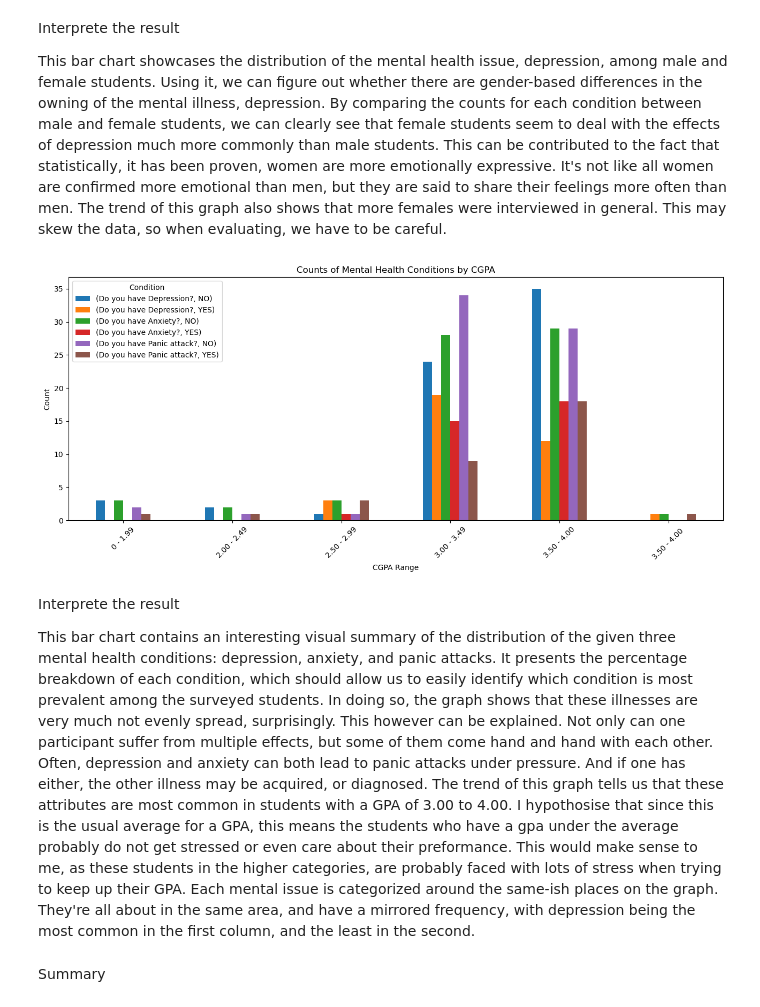
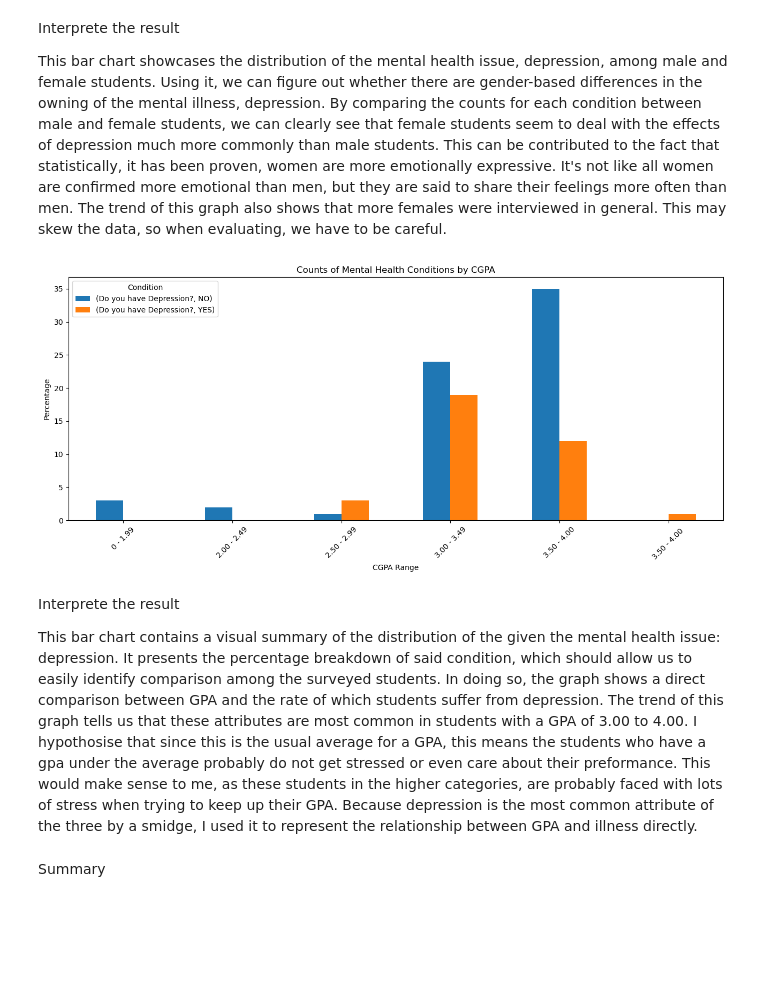
Before and after one commit to kl00135/SchoolRepository, a Jupyter notebook: Project 1.ipynb, the cells around one changed output. Drawn from its saved outputs; the diff is of its cells as text; code cells hidden in the pictures; blank space fills up the shorter version.

```diff
--- a/Project 1.ipynb
+++ b/Project 1.ipynb
@@ -213,31 +213,29 @@ This bar chart showcases the distribution of the mental health issue, depression
 # %%
 #Sub-Question 3
 
 #Which issue among the crowd is most common, compared against each other
 
 #Data is grouped by the CGPA value, and sorted through by the columns
 grouped_data = df.groupby('What is your CGPA?').agg({
     'Do you have Depression?': 'value_counts',
-    'Do you have Anxiety?': 'value_counts',
-    'Do you have Panic attack?': 'value_counts'
 }).unstack(fill_value=0)
 
 #Bar graph creation
 ax = grouped_data.plot(kind='bar', figsize=(13, 6), rot=45)
 plt.title('Counts of Mental Health Conditions by CGPA')
 plt.xlabel('CGPA Range')
-plt.ylabel('Count')
+plt.ylabel('Percentage')
 plt.legend(title='Condition', loc='upper left')
 plt.tight_layout()
 
 
 plt.show()
 # %% [output]
-[figure, old version]
+[figure, new version]
 # %% [markdown]
 Interprete the result
 
-This bar chart contains an interesting visual summary of the distribution of the given three mental health conditions: depression, anxiety, and panic attacks. It presents the percentage breakdown of each condition, which should allow us to easily identify which condition is most prevalent among the surveyed students. In doing so, the graph shows that these illnesses are very much not evenly spread, surprisingly. This however can be explained. Not only can one participant suffer from multiple effects, but some of them come hand and hand with each other. Often, depression and anxiety can both lead to panic attacks under pressure. And if one has either, the other illness may be acquired, or diagnosed. The trend of this graph tells us that these attributes are most common in students with a GPA of 3.00 to 4.00. I hypothosise that since this is the usual average for a GPA, this means the students who have a gpa under the average probably do not get stressed or even care about their preformance. This would make sense to me, as these students in the higher categories, are probably faced with lots of stress when trying to keep up their GPA. Each mental issue is categorized around the same-ish places on the graph. They're all about in the same area, and have a mirrored frequency, with depression being the most common in the first column, and the least in the second.
+This bar chart contains a visual summary of the distribution of the given the mental health issue: depression. It presents the percentage breakdown of said condition, which should allow us to easily identify comparison among the surveyed students. In doing so, the graph shows a direct comparison between GPA and the rate of which students suffer from depression. The trend of this graph tells us that these attributes are most common in students with a GPA of 3.00 to 4.00. I hypothosise that since this is the usual average for a GPA, this means the students who have a gpa under the average probably do not get stressed or even care about their preformance. This would make sense to me, as these students in the higher categories, are probably faced with lots of stress when trying to keep up their GPA. Because depression is the most common attribute of the three by a smidge, I used it to represent the relationship between GPA and illness directly.
 # %% [markdown]
 Summary
 # %% [markdown]
```
Also changed, not shown: parts of 2 cells of this notebook.
